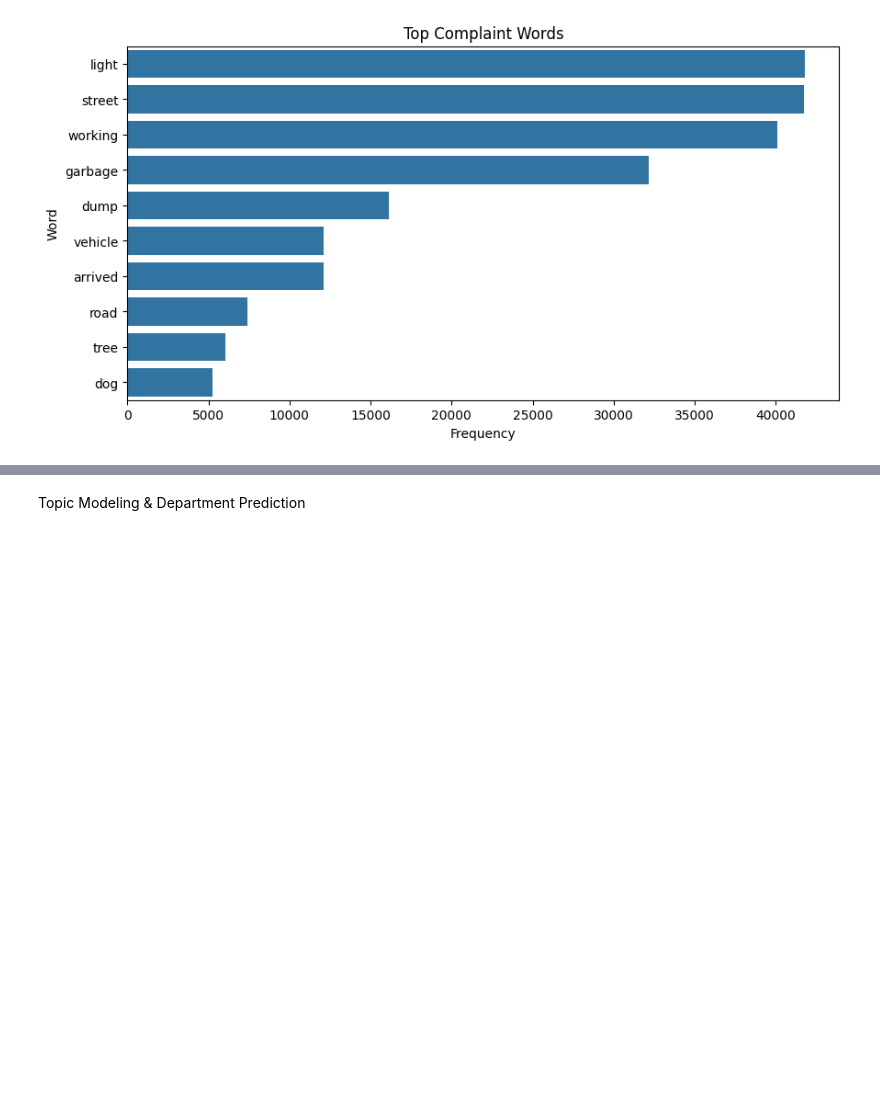
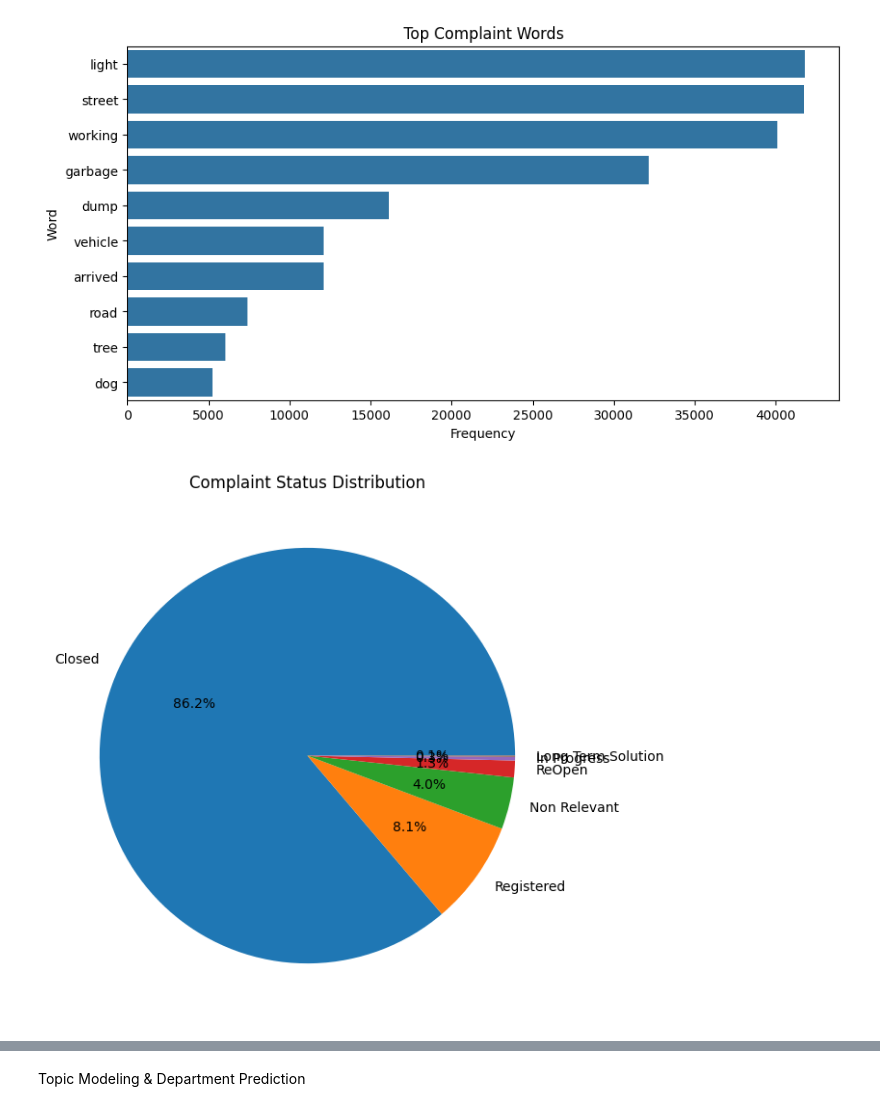
Before and after one commit to liyajasminn/AI-Citizen-Grievance-System, a Jupyter notebook: week1 & week2 work.ipynb, the cells around one changed output, grey strips where cells are left out. Cells and saved outputs as stored; diff of their text form; code cells hidden in the pictures; blank space fills up the shorter version.

```diff
--- a/week1 & week2 work.ipynb
+++ b/week1 & week2 work.ipynb
@@ -272,3 +324,19 @@ plt.title("Top Complaint Words")
 plt.show()
 # %% [output]
 [figure]
+# %%
+status_counts = df['Grievance Status'].value_counts()
+
+plt.figure(figsize=(7,7))
+
+plt.pie(
+    status_counts,
+    labels=status_counts.index,
+    autopct='%1.1f%%'
+)
+
+plt.title("Complaint Status Distribution")
+
+plt.show()
+# %% [output]
+[figure, added]
```
Also changed, not shown: parts of 10 cells of this notebook.
